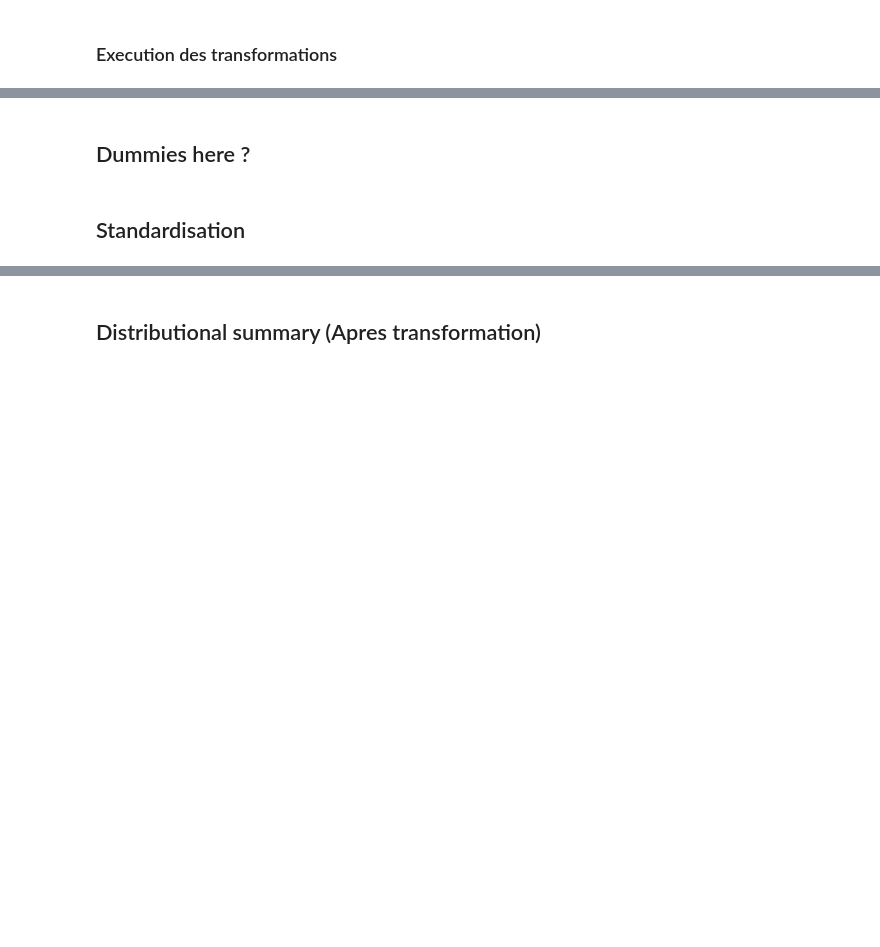
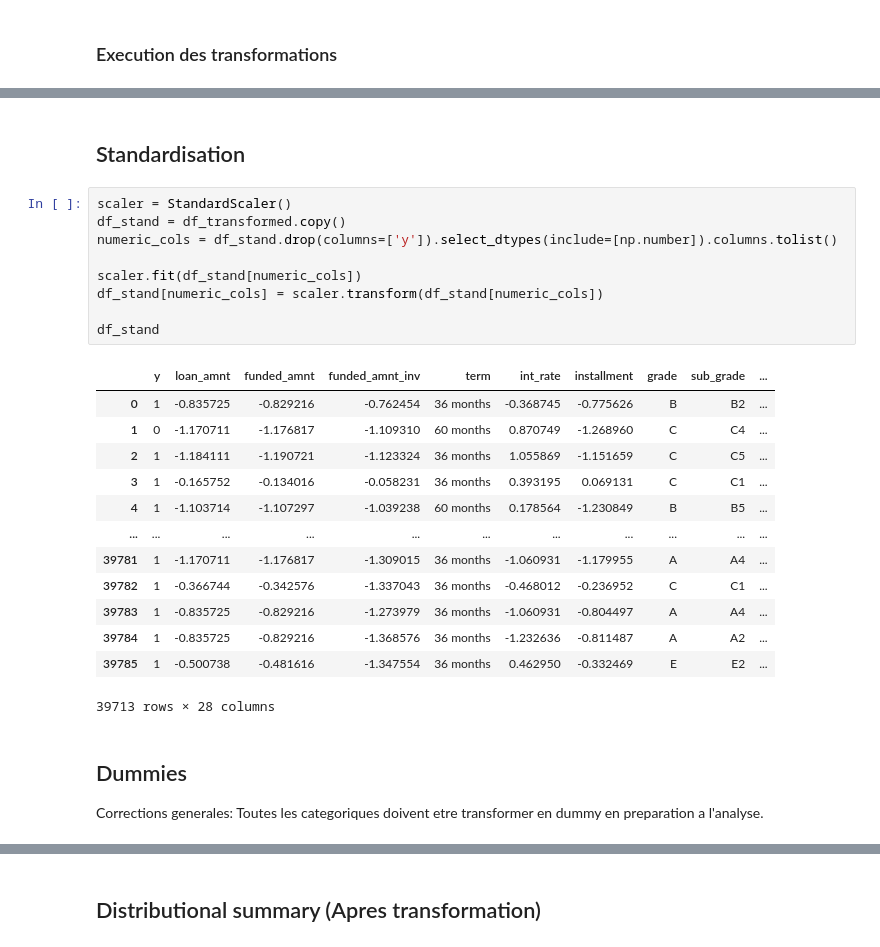
Before and after one commit to fredjgermain/transformation_tp1, a Jupyter notebook: partie2.ipynb, the cells around one changed output, grey strips where cells are left out. Drawn from its saved outputs; the diff is of its cells as text; blank space fills up the shorter version.

```diff
--- a/partie2.ipynb
+++ b/partie2.ipynb
@@ -198,4 +208,28 @@ df_transformed
+# %% [markdown]
+## Standardisation
+# %%
+scaler = StandardScaler()
+df_stand = df_transformed.copy()
+numeric_cols = df_stand.drop(columns=['y']).select_dtypes(include=[np.number]).columns.tolist()
+
+scaler.fit(df_stand[numeric_cols])
+df_stand[numeric_cols] = scaler.transform(df_stand[numeric_cols])
+
+df_stand
+# %% [output]
+|  | y | loan_amnt | funded_amnt | funded_amnt_inv | term | int_rate | installment | grade | sub_grade | ... |
+| 0 | 1 | -0.835725 | -0.829216 | -0.762454 | 36 months | -0.368745 | -0.775626 | B | B2 | ... |
+| 1 | 0 | -1.170711 | -1.176817 | -1.109310 | 60 months | 0.870749 | -1.268960 | C | C4 | ... |
+| 2 | 1 | -1.184111 | -1.190721 | -1.123324 | 36 months | 1.055869 | -1.151659 | C | C5 | ... |
+| 3 | 1 | -0.165752 | -0.134016 | -0.058231 | 36 months | 0.393195 | 0.069131 | C | C1 | ... |
+| 4 | 1 | -1.103714 | -1.107297 | -1.039238 | 60 months | 0.178564 | -1.230849 | B | B5 | ... |
+| ... | ... | ... | ... | ... | ... | ... | ... | ... | ... | ... |
+| 39781 | 1 | -1.170711 | -1.176817 | -1.309015 | 36 months | -1.060931 | -1.179955 | A | A4 | ... |
+| 39782 | 1 | -0.366744 | -0.342576 | -1.337043 | 36 months | -0.468012 | -0.236952 | C | C1 | ... |
+| 39783 | 1 | -0.835725 | -0.829216 | -1.273979 | 36 months | -1.060931 | -0.804497 | A | A4 | ... |
+| 39784 | 1 | -0.835725 | -0.829216 | -1.368576 | 36 months | -1.232636 | -0.811487 | A | A2 | ... |
+| 39785 | 1 | -0.500738 | -0.481616 | -1.347554 | 36 months | 0.462950 | -0.332469 | E | E2 | ... |
+39713 rows × 28 columns
 # %% [markdown]
-## Dummies here ?
+## Dummies
+Corrections generales: Toutes les categoriques doivent etre transformer en dummy en preparation a l'analyse.
-# %% [markdown]
-## Standardisation
```
Also changed, not shown: parts of 9 cells of this notebook, 1 other file.
